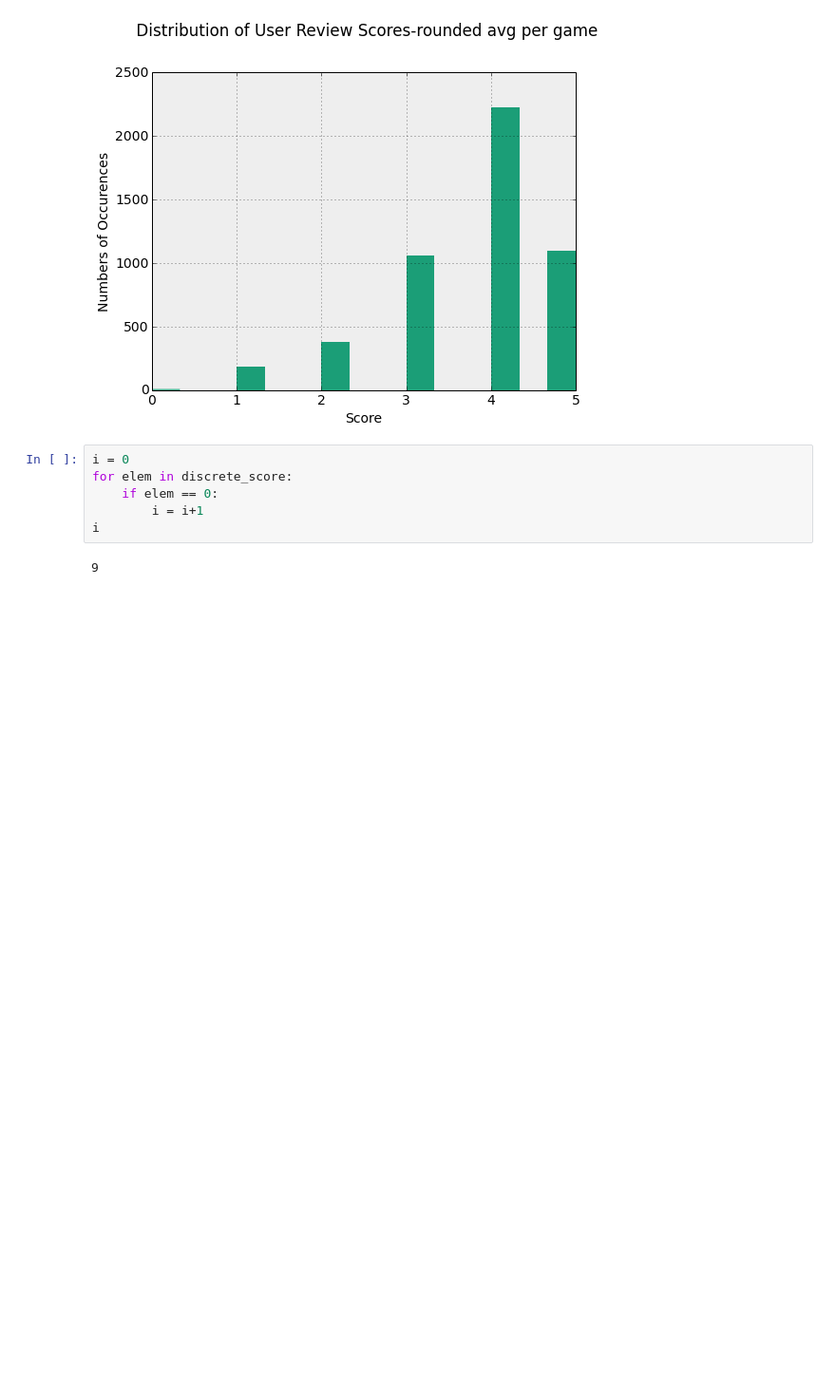
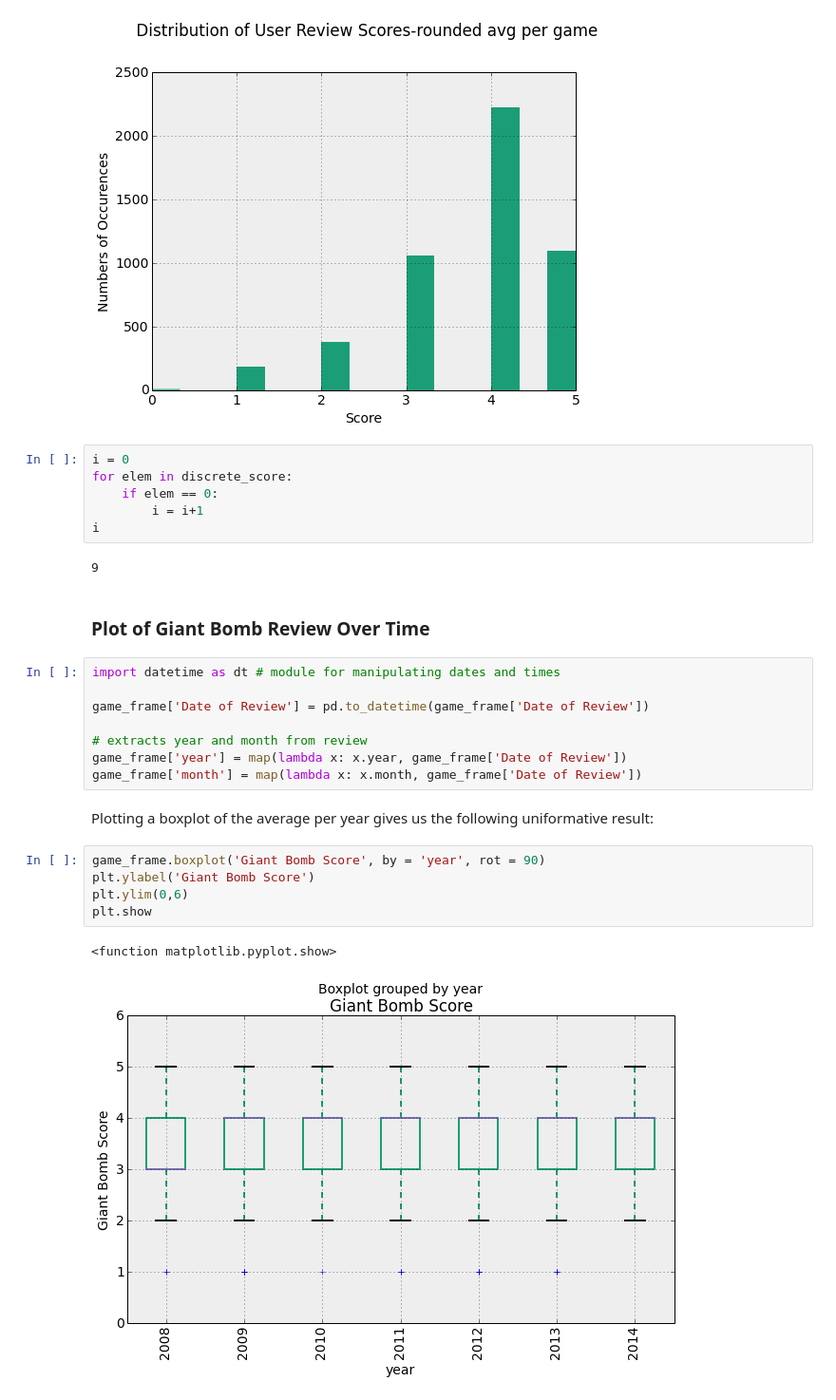
Before and after one commit to ameisner/ac209_project, a Jupyter notebook: gb_expl_analysis.ipynb, the cells around one changed output. Shown at 95% size. Saved outputs shown, nothing was run; the diff lists cells and outputs as text; blank space fills up the shorter version.

```diff
--- a/gb_expl_analysis.ipynb
+++ b/gb_expl_analysis.ipynb
@@ -414,3 +431,23 @@ for elem in discrete_score:
 i
 # %% [output]
 9
+# %% [markdown]
+### Plot of Giant Bomb Review Over Time
+# %%
+import datetime as dt # module for manipulating dates and times
+
+game_frame['Date of Review'] = pd.to_datetime(game_frame['Date of Review'])
+
+# extracts year and month from review
+game_frame['year'] = map(lambda x: x.year, game_frame['Date of Review'])
+game_frame['month'] = map(lambda x: x.month, game_frame['Date of Review'])
+# %% [markdown]
+Plotting a boxplot of the average per year gives us the following uniformative result:
+# %%
+game_frame.boxplot('Giant Bomb Score', by = 'year', rot = 90)
+plt.ylabel('Giant Bomb Score')
+plt.ylim(0,6)
+plt.show
+# %% [output]
+<function matplotlib.pyplot.show>
+[figure, added]
```
Also changed, not shown: parts of 23 cells of this notebook.
